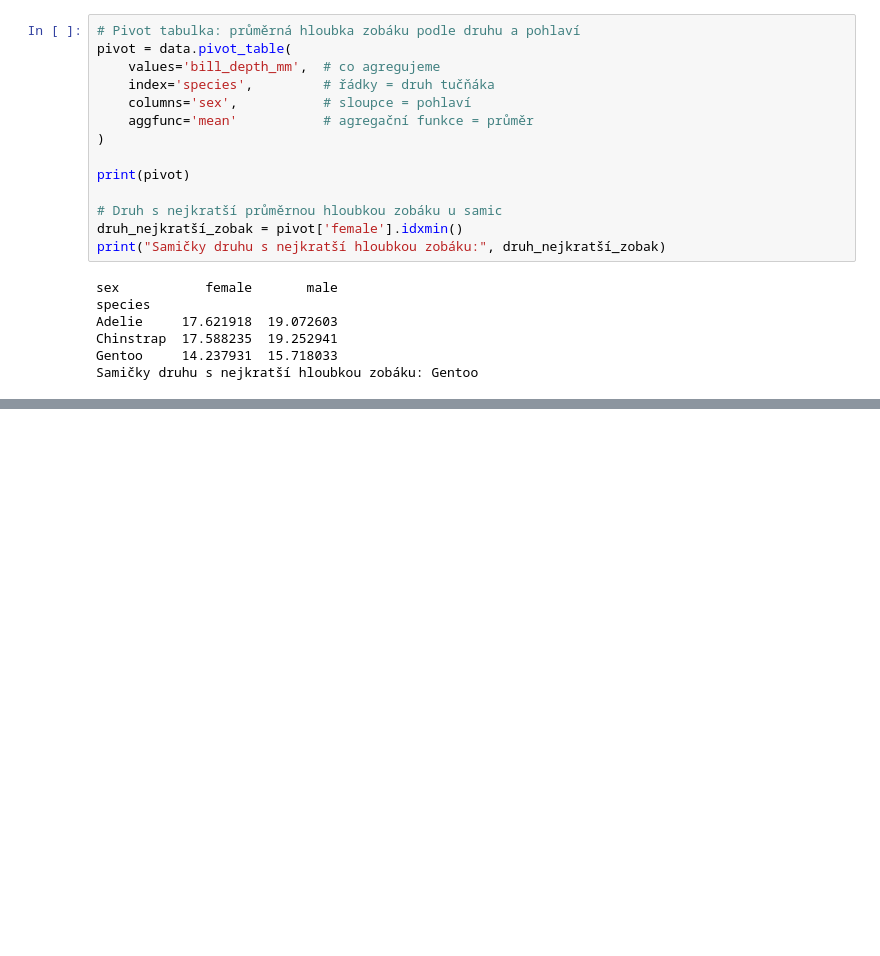
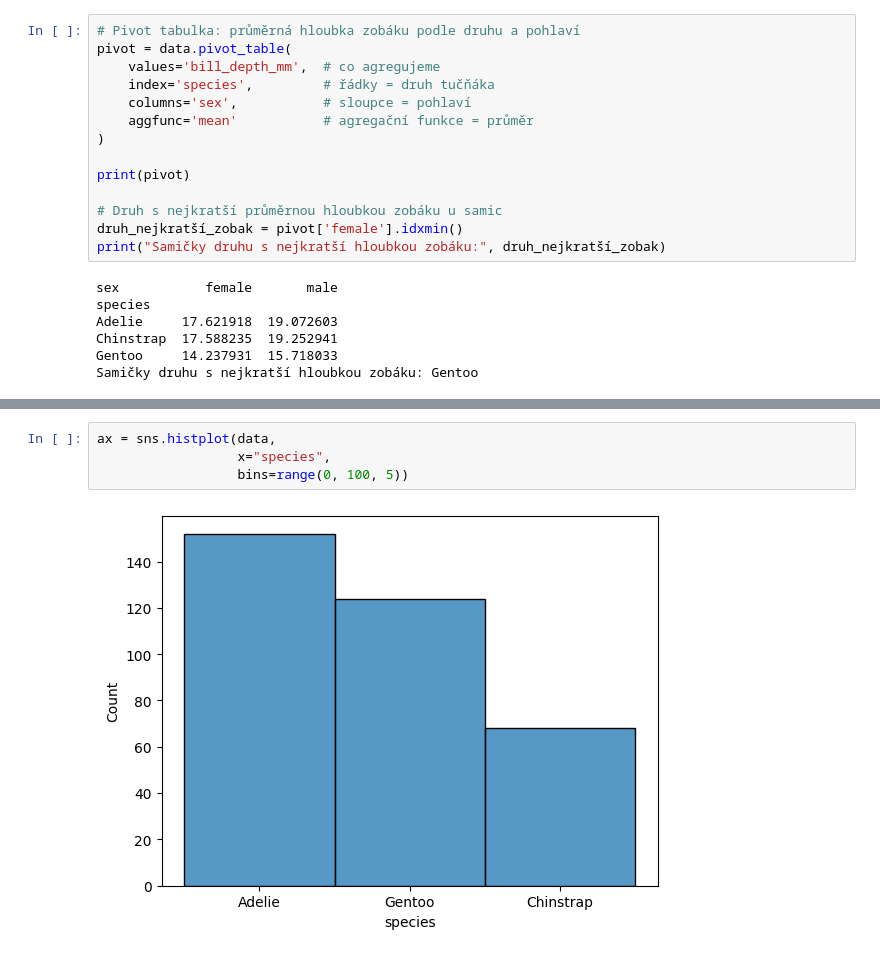
Before and after one commit to alorenzova/PythonForDataAnalysis, a Jupyter notebook: ukoly.ipynb, the cells around one changed output, grey strips where cells are left out. Saved outputs shown, nothing was run; the diff lists cells and outputs as text; blank space fills up the shorter version.

```diff
--- a/ukoly.ipynb
+++ b/ukoly.ipynb
@@ -363,0 +381,6 @@ Samičky druhu s nejkratší hloubkou zobáku: Gentoo
+# %%
+ax = sns.histplot(data,
+                  x="species",
+                  bins=range(0, 100, 5))
+# %% [output]
+[figure, added]
```
Also changed, not shown: parts of 6 cells of this notebook.
